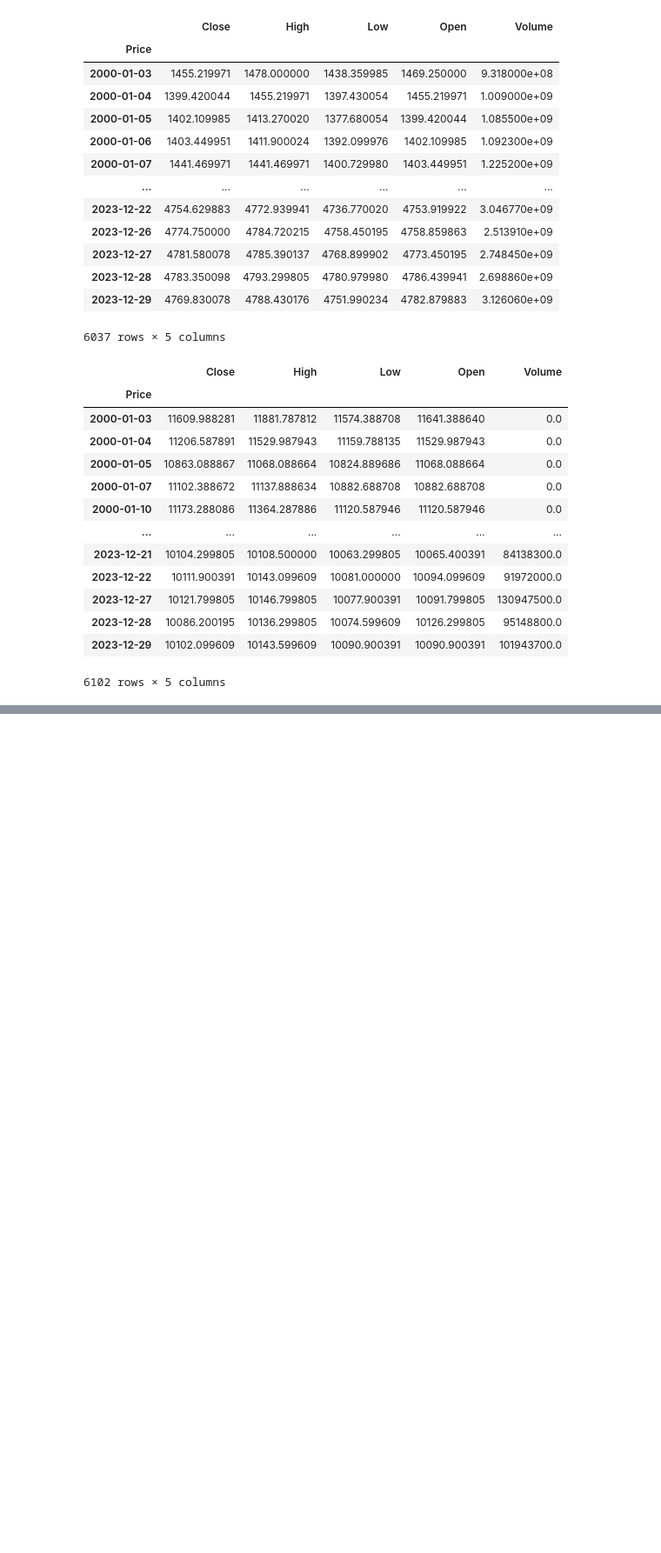
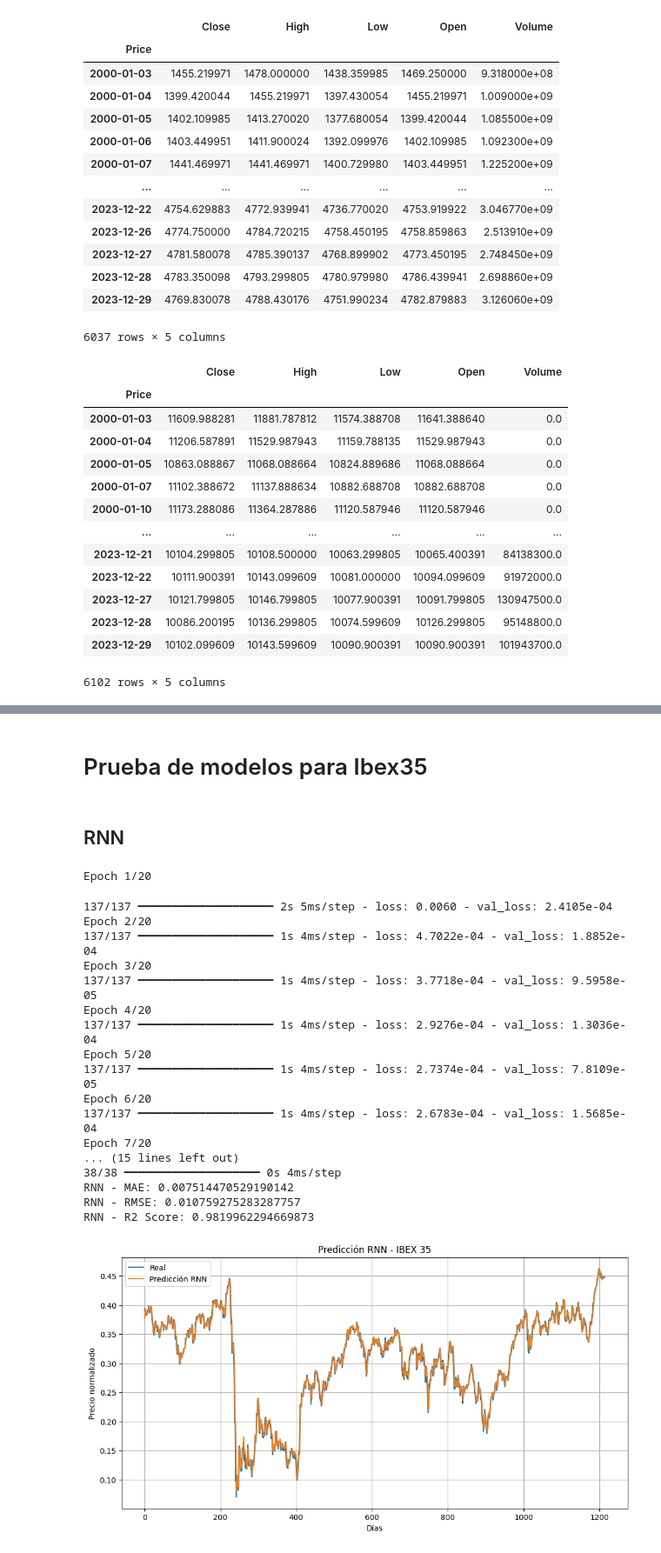
Before and after one commit to Braxwells/IBEX-35-SP-500, a Jupyter notebook: main.ipynb, the cells around one changed output, grey strips where cells are left out. Shown at 87% size. Drawn from its saved outputs; the diff is of its cells as text; code cells hidden in the pictures; blank space fills up the shorter version.

Commit message:
modelization of ibex

```diff
--- a/main.ipynb
+++ b/main.ipynb
@@ -156,2 +213,75 @@ df_ibex35
+# %% [markdown]
+# Prueba de modelos para Ibex35
+# %% [markdown]
+## RNN
 # %%
-ZX
+import tensorflow as tf
+from tensorflow.keras.models import Sequential
+from tensorflow.keras.layers import SimpleRNN, Dense
+from tensorflow.keras.callbacks import EarlyStopping
+from sklearn.metrics import mean_squared_error, mean_absolute_error, r2_score
+import numpy as np
+import matplotlib.pyplot as plt
+
+# Modelo RNN
+model_rnn = Sequential([
+    SimpleRNN(50, activation='tanh', input_shape=(X_train_ibex.shape[1], X_train_ibex.shape[2])),
+    Dense(1)
+])
+
+model_rnn.compile(optimizer='adam', loss='mean_squared_error')
+
+# Entrenar el modelo
+early_stop = EarlyStopping(monitor='val_loss', patience=5, restore_best_weights=True)
+history_rnn = model_rnn.fit(
+    X_train_ibex, y_train_ibex,
+    validation_split=0.1,
+    epochs=20,
+    batch_size=32,
+    callbacks=[early_stop],
+    verbose=1
+)
+
+# Predicciones
+pred_rnn = model_rnn.predict(X_test_ibex)
+
+# Calcular métricas
+mse = mean_squared_error(y_test_ibex, pred_rnn)
+rmse = np.sqrt(mse)
+mae = mean_absolute_error(y_test_ibex, pred_rnn)
+r2 = r2_score(y_test_ibex, pred_rnn)
+
+print("RNN - MAE:", mae)
+print("RNN - RMSE:", rmse)
+print("RNN - R2 Score:", r2)
+
+# Graficar resultados
+plt.figure(figsize=(12, 6))
+plt.plot(y_test_ibex, label="Real")
+plt.plot(pred_rnn, label="Predicción RNN")
+plt.title("Predicción RNN - IBEX 35")
+plt.xlabel("Días")
+plt.ylabel("Precio normalizado")
+plt.legend()
+plt.grid()
+plt.show()
+# %% [output]
+Epoch 1/20
+137/137 ━━━━━━━━━━━━━━━━━━━━ 2s 5ms/step - loss: 0.0060 - val_loss: 2.4105e-04
+Epoch 2/20
+137/137 ━━━━━━━━━━━━━━━━━━━━ 1s 4ms/step - loss: 4.7022e-04 - val_loss: 1.8852e-04
+Epoch 3/20
+137/137 ━━━━━━━━━━━━━━━━━━━━ 1s 4ms/step - loss: 3.7718e-04 - val_loss: 9.5958e-05
+Epoch 4/20
+137/137 ━━━━━━━━━━━━━━━━━━━━ 1s 4ms/step - loss: 2.9276e-04 - val_loss: 1.3036e-04
+Epoch 5/20
+137/137 ━━━━━━━━━━━━━━━━━━━━ 1s 4ms/step - loss: 2.7374e-04 - val_loss: 7.8109e-05
+Epoch 6/20
+137/137 ━━━━━━━━━━━━━━━━━━━━ 1s 4ms/step - loss: 2.6783e-04 - val_loss: 1.5685e-04
+Epoch 7/20
+... (15 lines left out)
+38/38 ━━━━━━━━━━━━━━━━━━━━ 0s 4ms/step
+RNN - MAE: 0.007514470529190142
+RNN - RMSE: 0.010759275283287757
+RNN - R2 Score: 0.9819962294669873
+[figure, added]
```
Also changed, not shown: parts of 12 cells of this notebook.
